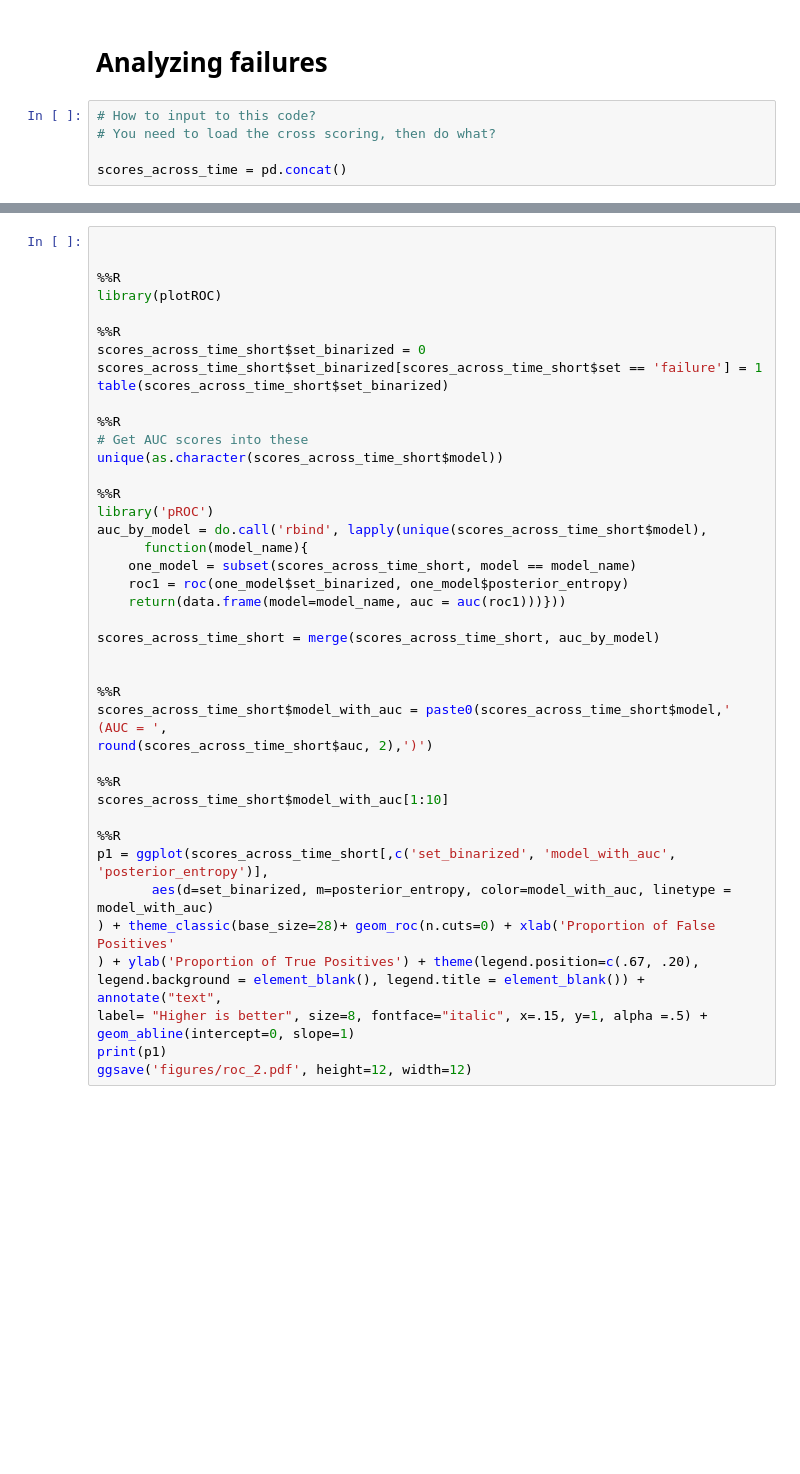
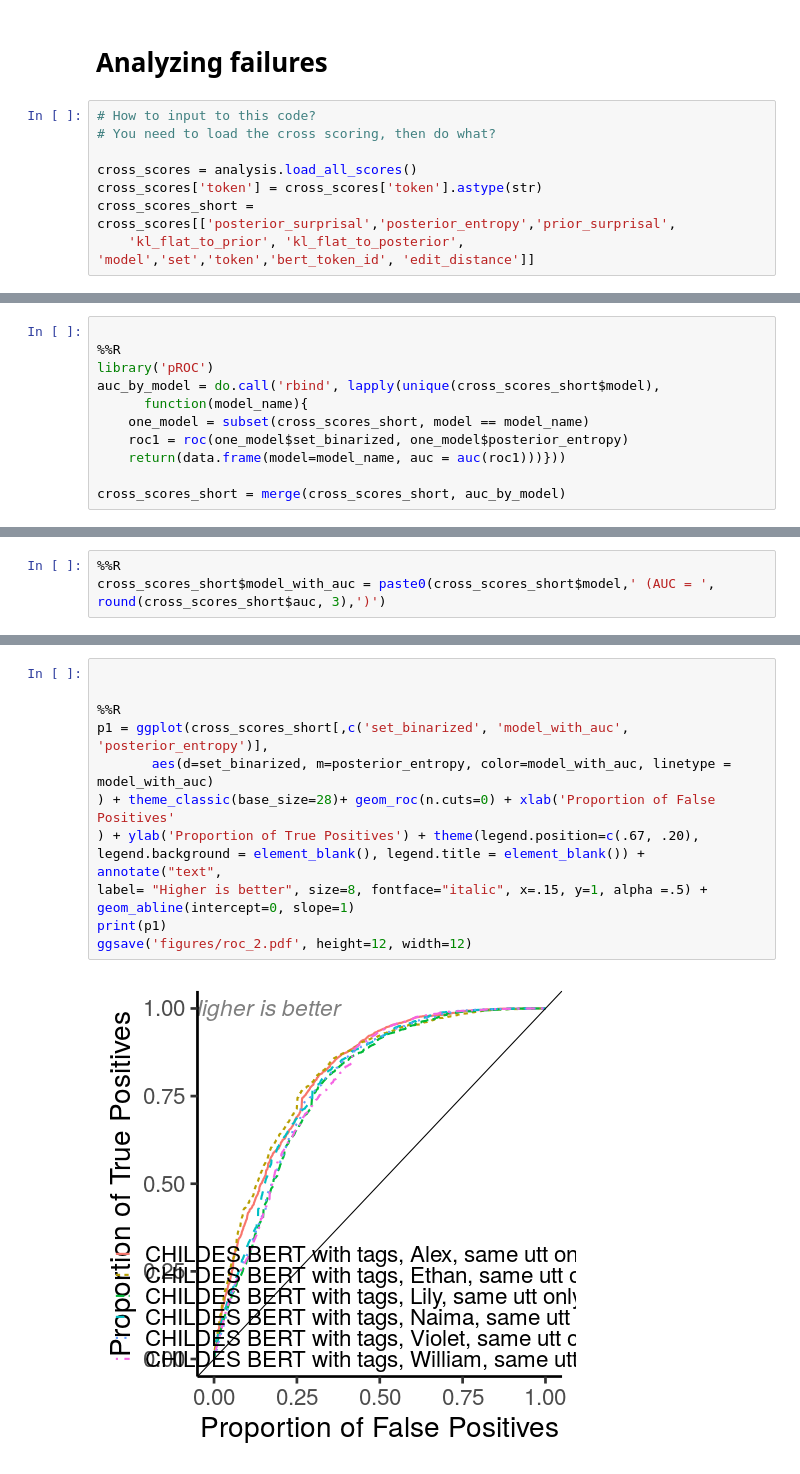
Before and after one commit to smeylan/child-directed-listening, a Jupyter notebook: Child evaluations.ipynb, the cells around one changed output, grey strips where cells are left out. Drawn from its saved outputs; the diff is of its cells as text; blank space fills up the shorter version.

```diff
--- a/Child evaluations.ipynb
+++ b/Child evaluations.ipynb
@@ -104,4 +111,7 @@ display_scores(is_mean = False, is_success = True, which_key = 'prior_surprisal'
 # How to input to this code?
 # You need to load the cross scoring, then do what?
 
-scores_across_time = pd.concat()
+cross_scores = analysis.load_all_scores()
+cross_scores['token'] = cross_scores['token'].astype(str)
+cross_scores_short = cross_scores[['posterior_surprisal','posterior_entropy','prior_surprisal',
+    'kl_flat_to_prior', 'kl_flat_to_posterior', 'model','set','token','bert_token_id', 'edit_distance']]
@@ -107,0 +143,11 @@ scores_across_time = pd.concat()
+# %%
+
+%%R
+library('pROC')
+auc_by_model = do.call('rbind', lapply(unique(cross_scores_short$model),
+      function(model_name){
+    one_model = subset(cross_scores_short, model == model_name)
+    roc1 = roc(one_model$set_binarized, one_model$posterior_entropy)
+    return(data.frame(model=model_name, auc = auc(roc1)))}))
+
+cross_scores_short = merge(cross_scores_short, auc_by_model)
@@ -107,0 +172,4 @@ scores_across_time = pd.concat()
+# %%
+%%R
+cross_scores_short$model_with_auc = paste0(cross_scores_short$model,' (AUC = ',
+round(cross_scores_short$auc, 3),')')
@@ -108,42 +190,14 @@ scores_across_time = pd.concat()
 # %%
 
 
 %%R
-library(plotROC)
-
-%%R
-scores_across_time_short$set_binarized = 0
-scores_across_time_short$set_binarized[scores_across_time_short$set == 'failure'] = 1
-table(scores_across_time_short$set_binarized)
-
-%%R
-# Get AUC scores into these
-unique(as.character(scores_across_time_short$model))
-
-%%R
-library('pROC')
-auc_by_model = do.call('rbind', lapply(unique(scores_across_time_short$model),
-      function(model_name){
-    one_model = subset(scores_across_time_short, model == model_name)
-    roc1 = roc(one_model$set_binarized, one_model$posterior_entropy)
-    return(data.frame(model=model_name, auc = auc(roc1)))}))
-
-scores_across_time_short = merge(scores_across_time_short, auc_by_model)
-
-
-%%R
-scores_across_time_short$model_with_auc = paste0(scores_across_time_short$model,' (AUC = ',
-round(scores_across_time_short$auc, 2),')')
-
-%%R
-scores_across_time_short$model_with_auc[1:10]
-
-%%R
-p1 = ggplot(scores_across_time_short[,c('set_binarized', 'model_with_auc', 'posterior_entropy')],
+p1 = ggplot(cross_scores_short[,c('set_binarized', 'model_with_auc', 'posterior_entropy')],
        aes(d=set_binarized, m=posterior_entropy, color=model_with_auc, linetype = model_with_auc)
 ) + theme_classic(base_size=28)+ geom_roc(n.cuts=0) + xlab('Proportion of False Positives'
 ) + ylab('Proportion of True Positives') + theme(legend.position=c(.67, .20),
 legend.background = element_blank(), legend.title = element_blank()) + annotate("text",
 label= "Higher is better", size=8, fontface="italic", x=.15, y=1, alpha =.5) + geom_abline(intercept=0, slope=1)
 print(p1)
 ggsave('figures/roc_2.pdf', height=12, width=12)
+# %% [output]
+[figure, added]
```
Also changed, not shown: parts of 7 cells of this notebook, 9 other files.
